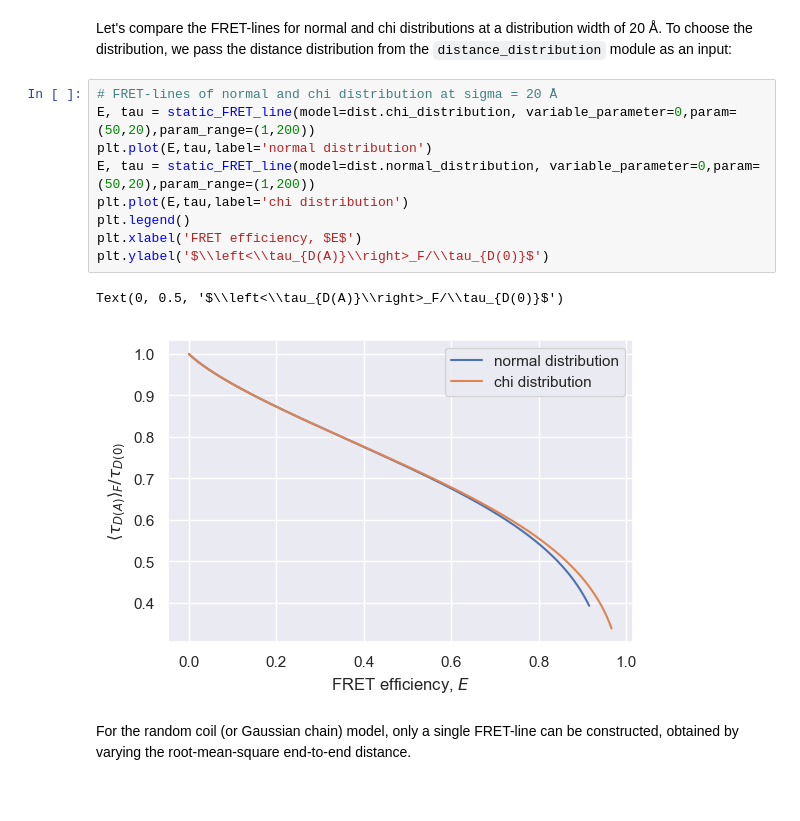
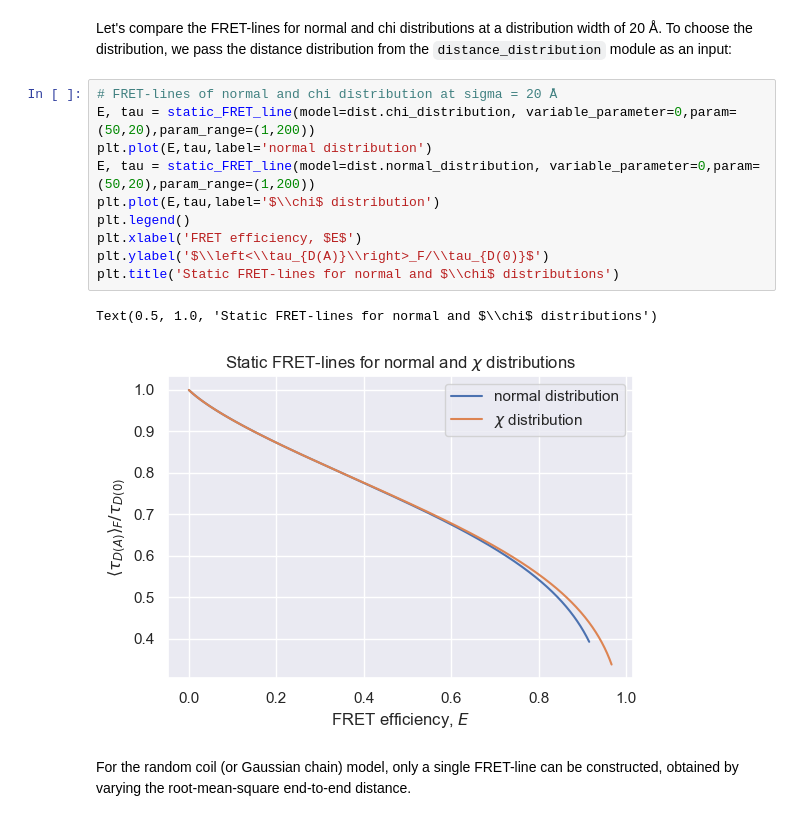
Before and after one commit to Fluorescence-Tools/FRETlines, a Jupyter notebook: FRETlines.ipynb, the cells around one changed output. Saved outputs shown, nothing was run; the diff lists cells and outputs as text.

```diff
--- a/FRETlines.ipynb
+++ b/FRETlines.ipynb
@@ -115,15 +121,16 @@ Let's compare the FRET-lines for normal and chi distributions at a distribution
 # %%
 # FRET-lines of normal and chi distribution at sigma = 20 Å
 E, tau = static_FRET_line(model=dist.chi_distribution, variable_parameter=0,param=(50,20),param_range=(1,200))
 plt.plot(E,tau,label='normal distribution')
 E, tau = static_FRET_line(model=dist.normal_distribution, variable_parameter=0,param=(50,20),param_range=(1,200))
-plt.plot(E,tau,label='chi distribution')
+plt.plot(E,tau,label='$\\chi$ distribution')
 plt.legend()
 plt.xlabel('FRET efficiency, $E$')
 plt.ylabel('$\\left<\\tau_{D(A)}\\right>_F/\\tau_{D(0)}$')
+plt.title('Static FRET-lines for normal and $\\chi$ distributions')
 # %% [output]
-Text(0, 0.5, '$\\left<\\tau_{D(A)}\\right>_F/\\tau_{D(0)}$')
+Text(0.5, 1.0, 'Static FRET-lines for normal and $\\chi$ distributions')
-[figure, old version]
+[figure, new version]
 # %% [markdown]
 For the random coil (or Gaussian chain) model, only a single FRET-line can be constructed, obtained by varying the root-mean-square end-to-end distance.
 # %%
```
Also changed, not shown: parts of 11 cells of this notebook.
